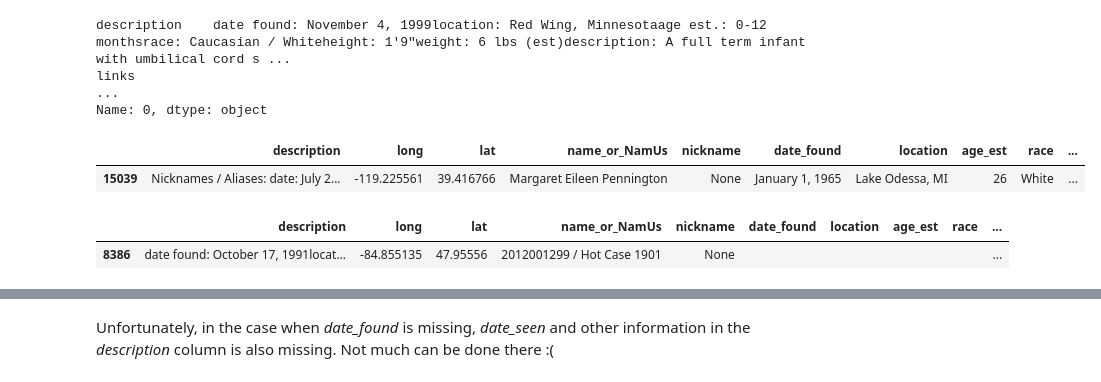
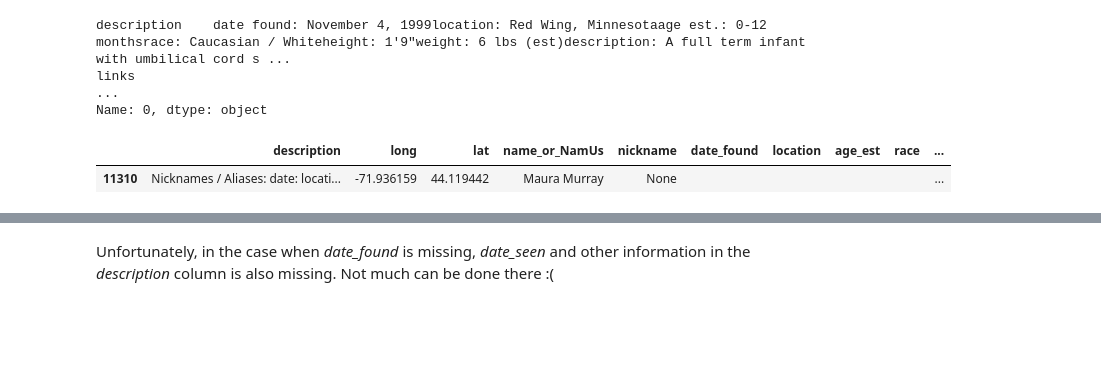
Before and after one commit to sumitdeole/find-the-missing, a Jupyter notebook: find-the-missing-persons.ipynb, the cells around one changed output, grey strips where cells are left out. Saved outputs shown, nothing was run; the diff lists cells and outputs as text; code cells hidden in the pictures; blank space fills up the shorter version.

```diff
--- a/find-the-missing-persons.ipynb
+++ b/find-the-missing-persons.ipynb
@@ -283,0 +289,4 @@ df_v3.head(2)
+# %%
+# Convert parsed_info to a DataFrame and concatenate it with the original DataFrame
+parsed_df = pd.DataFrame(parsed_info.tolist())
+df_v3 = pd.concat([df_v3.reset_index(drop=True), parsed_df.reset_index(drop=True)], axis=1)
@@ -316,15 +335,8 @@ description    date found: November 4, 1999location: Red Wing, Minnesotaage est.
 links                                                                                                                                                                                                    ...
 Name: 0, dtype: object
 # %%
-substring_match = df_v3["name_or_NamUs"].str.contains("Margaret Eileen Pennington", na=False)
+substring_match = df_v3["name_or_NamUs"].str.contains("Maura Murray", na=False)
 df_v3[substring_match]
 # %% [output]
 |  | description | long | lat | name_or_NamUs | nickname | date_found | location | age_est | race | ... |
-| 15039 | Nicknames / Aliases: date: July 2... | -119.225561 | 39.416766 | Margaret Eileen Pennington | None | January 1, 1965 | Lake Odessa, MI | 26 | White | ... |
+| 11310 | Nicknames / Aliases: date: locati... | -71.936159 | 44.119442 | Maura Murray | None |  |  |  |  | ... |
-# %%
-pd.set_option('display.max_colwidth', None)
-substring_match = df_v3["name_or_NamUs"].str.contains("2012001299", na=False)
-df_v3[substring_match]
-# %% [output]
-|  | description | long | lat | name_or_NamUs | nickname | date_found | location | age_est | race | ... |
-| 8386 | date found: October 17, 1991locat... | -84.855135 | 47.95556 | 2012001299 / Hot Case 1901 | None |  |  |  |  | ... |
```
Also changed, not shown: parts of 12 cells of this notebook, 1 other file.
